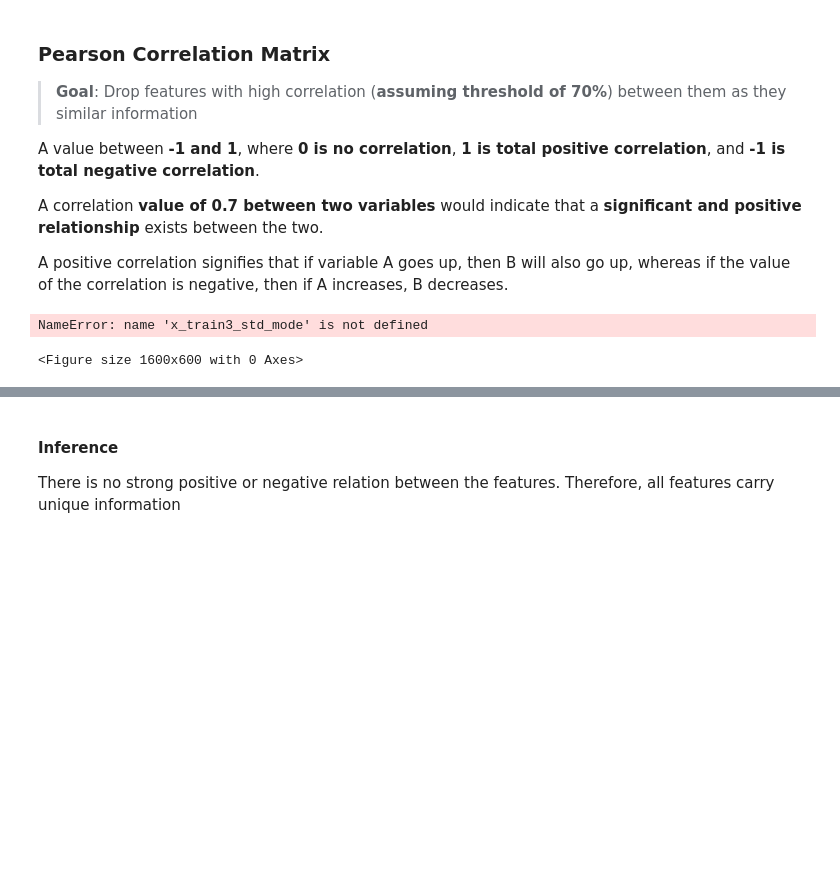
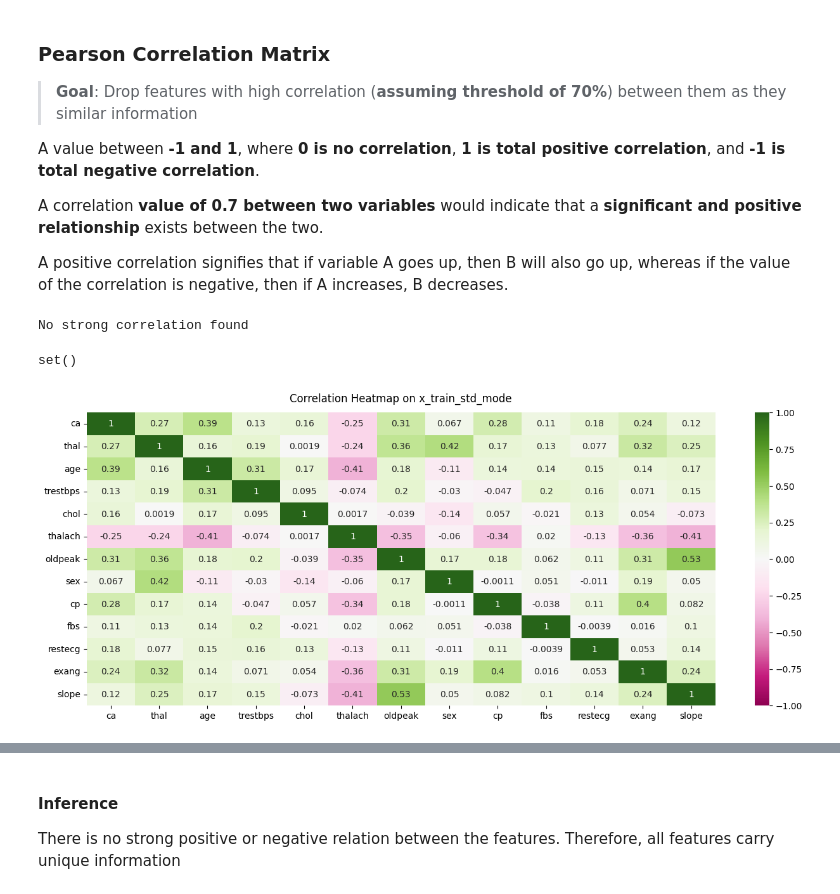
Before and after one commit to HussainAhmed202/MLProject, a Jupyter notebook: notebooks/heart_disease_prediction.ipynb, the cells around one changed output, grey strips where cells are left out. Cells and saved outputs as stored; diff of their text form; code cells hidden in the pictures; blank space fills up the shorter version.

```diff
--- a/notebooks/heart_disease_prediction.ipynb
+++ b/notebooks/heart_disease_prediction.ipynb
@@ -928,11 +936,13 @@ def get_correlation(df:pd.DataFrame,threshold:float) -> set:
   return col_corr
 # %%
 plt.figure(figsize=(16, 6))
-heatmap = sns.heatmap(x_train3_std_mode.corr(), vmin=-1, vmax=1, annot=True, cmap="PiYG")
-heatmap.set_title('Correlation Heatmap on x_train3_std_mode', fontdict={'fontsize':12}, pad=12);
-get_correlation(x_train3_std_mode,0.7)
+
+heatmap = sns.heatmap(x_train_std_mode.corr(), vmin=-1, vmax=1, annot=True, cmap="PiYG")
+heatmap.set_title('Correlation Heatmap on x_train_std_mode', fontdict={'fontsize':12}, pad=12);
+get_correlation(x_train_std_mode,0.7)
 # %% [output]
-NameError: name 'x_train3_std_mode' is not defined
+No strong correlation found
-<Figure size 1600x600 with 0 Axes>
+set()
+[figure, added]
 # %%
 plt.figure(figsize=(16, 6))
```
Also changed, not shown: parts of 10 cells of this notebook.
